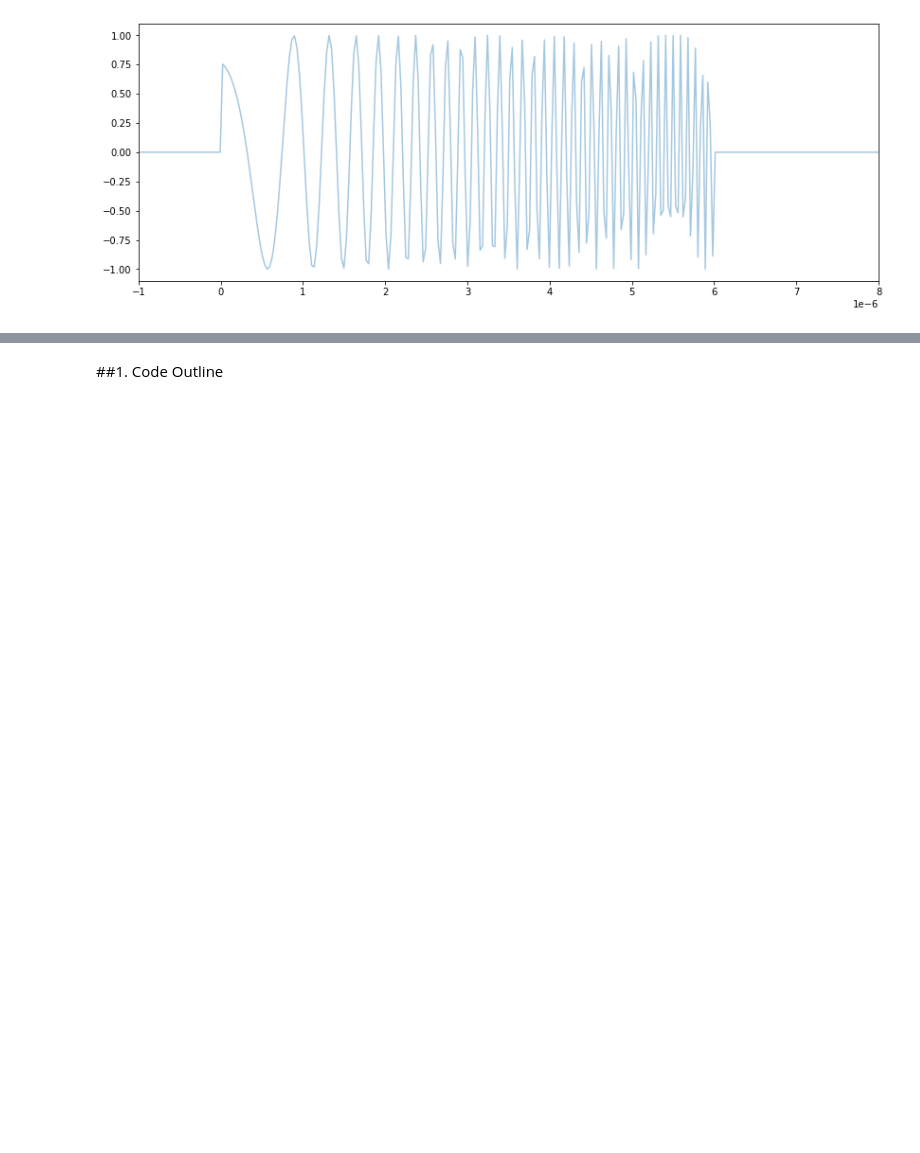
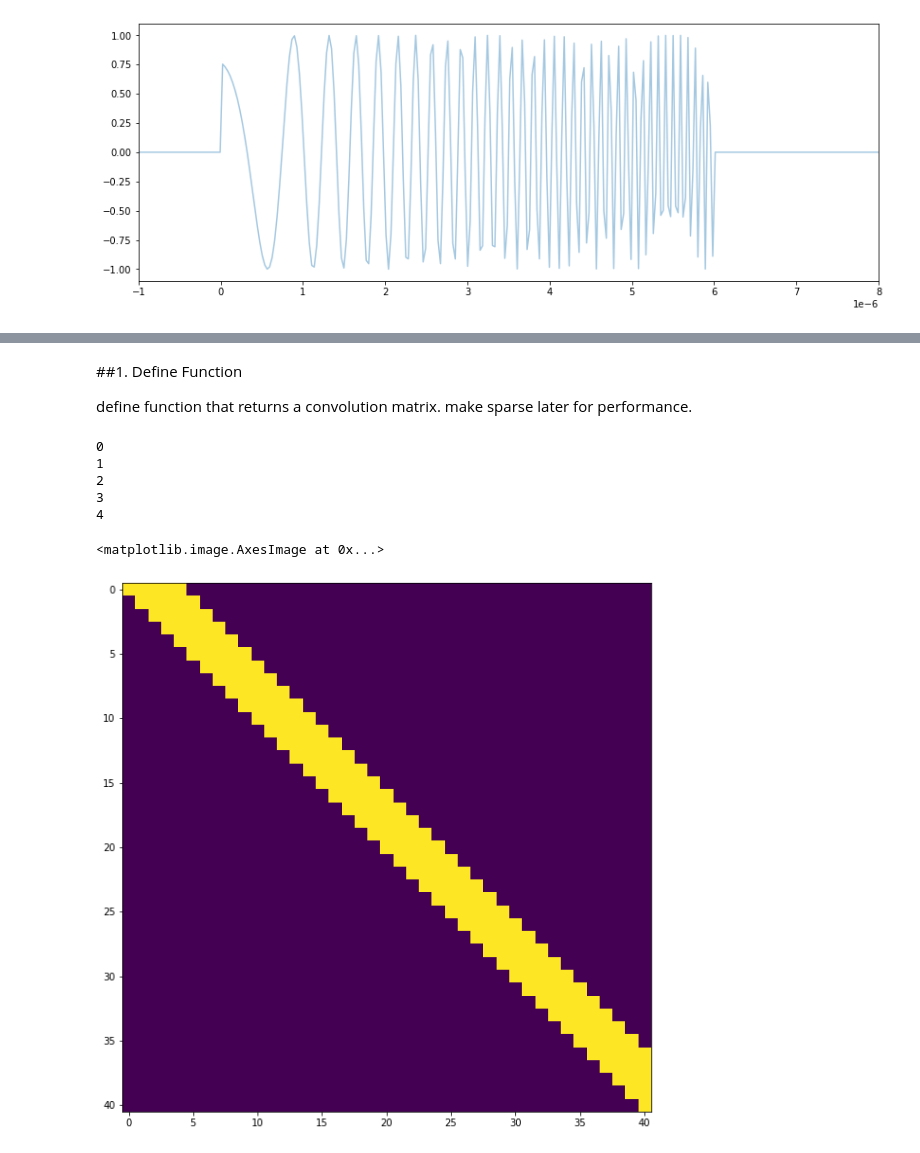
Before and after one commit to psukphranee/Python, a Jupyter notebook: SAR_scratch_2.ipynb, the cells around one changed output, grey strips where cells are left out. Drawn from its saved outputs; the diff is of its cells as text; code cells hidden in the pictures; blank space fills up the shorter version.

```diff
--- a/SAR_scratch_2.ipynb
+++ b/SAR_scratch_2.ipynb
@@ -57,13 +57,13 @@ f_c = 1e10
 bandwidth = 20 #Ghz
 k = 2e12
 
-t = np.linspace(-1e-6,8e-6, 300)
+t = np.linspace(-1e-6,8e-6, 300).reshape(1,-1)
 
 pulse = generate_LFM_Pulse(t, pulse_width=tau, pulse_height=1, carrier_frequency=f_c, chirp_rate=k )
 # pulse2 = generate_LFM_Pulse(t, 1, 1, 20, 1e9)
 # pulse3 = generate_LFM_Pulse(t, 2, 1, 20, 1e9)
 
 fig, ax = plt.subplots(figsize=(14,5))
-plot_pulse(t, pulse, fig=fig, ax=ax)
+plot_pulse(t[0], pulse[0], fig=fig, ax=ax)
 # %% [output]
 [figure]
@@ -77,5 +84,7 @@ plot_pulse(t, pulse, fig=fig, ax=ax)
 3.   Create the Convolution Matrix, B, consisting of zeros and dimension NxN
 4.   Loop through and shift each rows of identity matrix A by amount Di along. Add the result of this shift to B.
 5.   Return upper triangular part of B.
-# %% [markdown]
-##1. Code Outline
+# %% [markdown]
+##1. Define Function
+
+define function that returns a convolution matrix. make sparse later for performance.
@@ -82 +112,38 @@ plot_pulse(t, pulse, fig=fig, ax=ax)
+# %%
+time_matrix = np.linspace(0,10,41).reshape(1,-1)
+delay_matrix = np.linspace(0, 1, 5).reshape(1,-1)
+
+N = time_matrix.shape[1]
+num_ground_points = delay_matrix.shape[1]
+time_matrix_interval = (time_matrix[0, -1] - time_matrix[0, 0])/t.shape[1]
+
+# print(N, num_ground_points, time_matrix_interval)
+
+I_N = np.eye(N)
+Convolution_Matrix = np.zeros((N, N))
+delay_matrix = delay_matrix - delay_matrix[0,0] #offset values
+
+# print(I_N.shape)
+
+for i in range(0, num_ground_points):
+  curr_index = (delay_matrix[0, i]/time_matrix_interval).astype(int)
+  print(curr_index)
+  Convolution_Matrix = Convolution_Matrix + np.roll(I_N, curr_index, axis=1)
+
+Convolution_Matrix = np.triu(Convolution_Matrix)
+
+# print(t)
+# print(d)
+# print(Convolution_Matrix)
+
+plt.figure(figsize=(10,10))
+plt.imshow(Convolution_Matrix)
+# %% [output]
+0
+1
+2
+3
+4
+<matplotlib.image.AxesImage at 0x...>
+[figure, added]
 # %%
```
Also changed, not shown: parts of 13 cells of this notebook.
